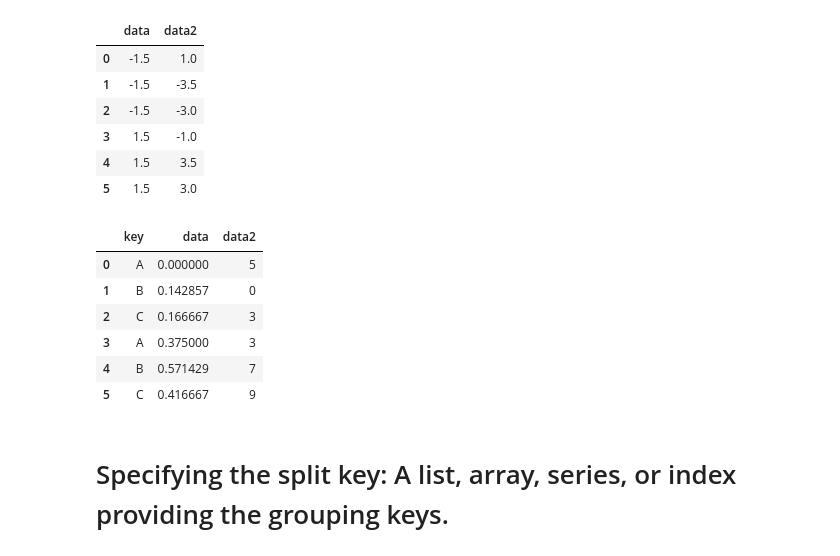
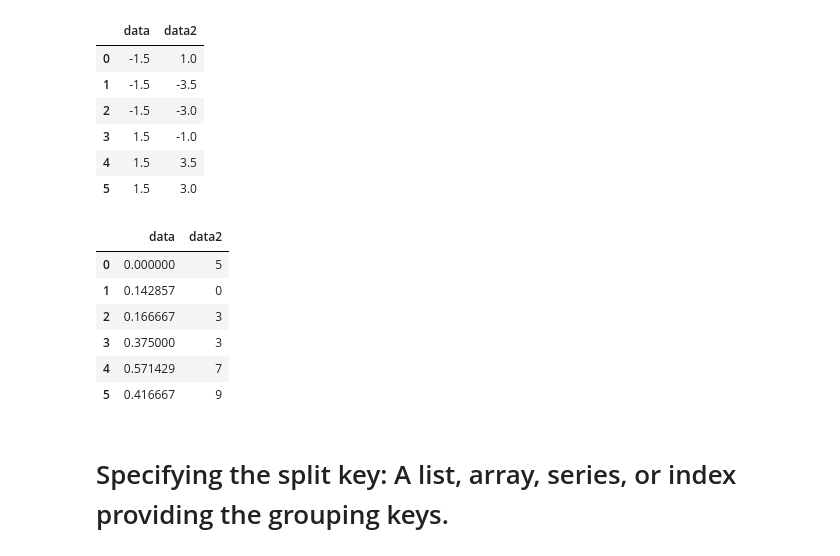
Before and after one commit to DamilareArise/pandas_work, a Jupyter notebook: pandasexample_2.ipynb, the cells around one changed output. Saved outputs shown, nothing was run; the diff lists cells and outputs as text; code cells hidden in the pictures.

```diff
--- a/pandasexample_2.ipynb
+++ b/pandasexample_2.ipynb
@@ -4221,18 +4240,19 @@ df_gen.groupby('key').transform(lambda x: x - x.mean())
 # %%
 # The apply() method lets you apply an arbitrary function to the group results. The function should
 # take a DataFrame, and return either a Pandas object (e.g., DataFrame, Series) or a scalar;
 def norma_data(x):
     x['data']/=x['data2'].sum()
     return x
-df_gen.groupby('key',group_keys=False).apply(norma_data)
+
+df_gen.groupby('key',group_keys=False).apply(norma_data, include_groups=False)
 # %% [output]
-|  | key | data | data2 |
-| 0 | A | 0.000000 | 5 |
-| 1 | B | 0.142857 | 0 |
-| 2 | C | 0.166667 | 3 |
-| 3 | A | 0.375000 | 3 |
-| 4 | B | 0.571429 | 7 |
-| 5 | C | 0.416667 | 9 |
+|  | data | data2 |
+| 0 | 0.000000 | 5 |
+| 1 | 0.142857 | 0 |
+| 2 | 0.166667 | 3 |
+| 3 | 0.375000 | 3 |
+| 4 | 0.571429 | 7 |
+| 5 | 0.416667 | 9 |
 # %% [markdown]
 # Specifying the split key: A list, array, series, or index providing the grouping keys.
 # %%
```
Also changed, not shown: parts of 13 cells of this notebook.
